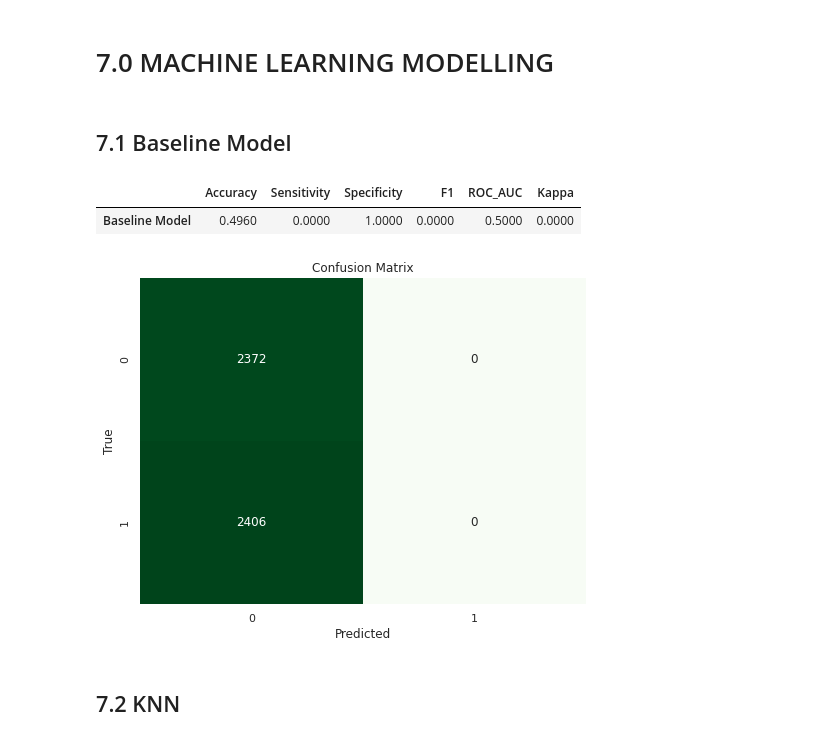
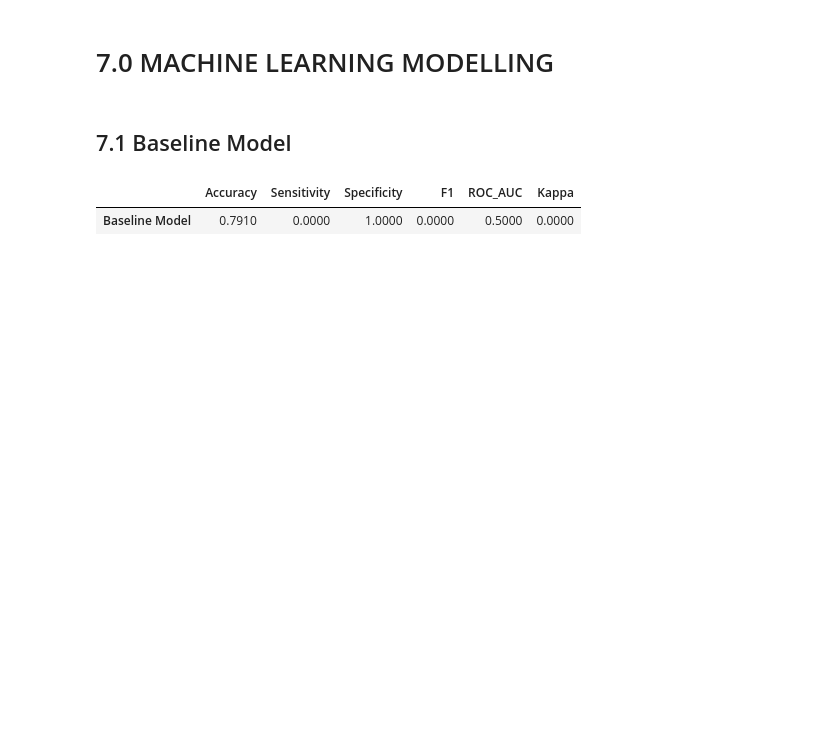
Before and after one commit to ronaldoi9/churn_prediction, a Jupyter notebook: churn_prediction.ipynb, the cells around one changed output. Saved outputs shown, nothing was run; the diff lists cells and outputs as text; code cells hidden in the pictures; blank space fills up the shorter version.

```diff
--- a/churn_prediction.ipynb
+++ b/churn_prediction.ipynb
@@ -778,0 +812,12 @@ df5['geography'] = le.fit_transform( df5['geography'] )
+# %%
+X = df5.loc[:, df5.columns != 'exited']
+y = df5['exited']
+
+X_train, X_test, y_train, y_test = train_test_split(X, y, test_size=0.30, random_state=34)
+
+# number of rows and columns from the sets
+print (f'> Spliting dataset into train and test:\n')
+print ('X_train: numbers of rows and columns: {}'.format(X_train.shape))
+print ('X_test: numbers of rows and columns: {}'.format(X_test.shape))
+print ('y_train: numbers of rows and columns: {}'.format(y_train.shape))
+print ('y_test: numbers of rows and columns: {}\n'.format(y_test.shape))
@@ -781,9 +833,7 @@ df5['geography'] = le.fit_transform( df5['geography'] )
 # %%
-oversample = SMOTE()
+oversample = SMOTE(random_state = 42)
 
-X_np = df5.loc[:, df5.columns != 'exited'].values
-y_np = df5['exited'].values
-
-X, y = oversample.fit_resample(X_np, y_np)
+X_train_oversampled, y_train_oversampled = oversample.fit_resample(X_train, y_train)
+X_train_oversampled = pd.DataFrame(X_train_oversampled, columns=X_train.columns)
 # %%
 # check oversample results
@@ -841,21 +873,22 @@ cols_selected_boruta_full = ['age', 'balance', 'num_of_products', 'is_active_mem
 # %% [markdown]
 # 7.0 MACHINE LEARNING MODELLING
 # %%
-X_train_np = filter_columns_in_numpy(X_train_np, cols_selected_boruta_full)
-X_test_np = filter_columns_in_numpy(X_test_np, cols_selected_boruta_full)
+X_train_oversampled = X_train_oversampled[cols_selected_boruta_full]
+X_test = X_test[cols_selected_boruta_full]
+
+# Dataset for cross-validation
+x_training = X_train_oversampled[ cols_selected_boruta_full ]
+x_training['exited'] = y_train_oversampled
 # %% [markdown]
 ## 7.1 Baseline Model
 # %%
 dc = DummyClassifier()
 
-dc.fit(X_train_np, y_train_np)
-y_hat = dc.predict(X_test_np)
+dc.fit(X_train_oversampled, y_train_oversampled)
+y_hat = dc.predict(X_test)
 
-bm_result = algorithm_performance('Baseline Model', y_test_np, y_hat)
+bm_result = algorithm_performance('Baseline Model', y_test, y_hat)
 bm_result
 # %% [output]
 |  | Accuracy | Sensitivity | Specificity | F1 | ROC_AUC | Kappa |
-| Baseline Model | 0.4960 | 0.0000 | 1.0000 | 0.0000 | 0.5000 | 0.0000 |
+| Baseline Model | 0.7910 | 0.0000 | 1.0000 | 0.0000 | 0.5000 | 0.0000 |
-[figure, removed]
-# %% [markdown]
-## 7.2 KNN
```
Also changed, not shown: parts of 79 cells of this notebook, 1 other file.
